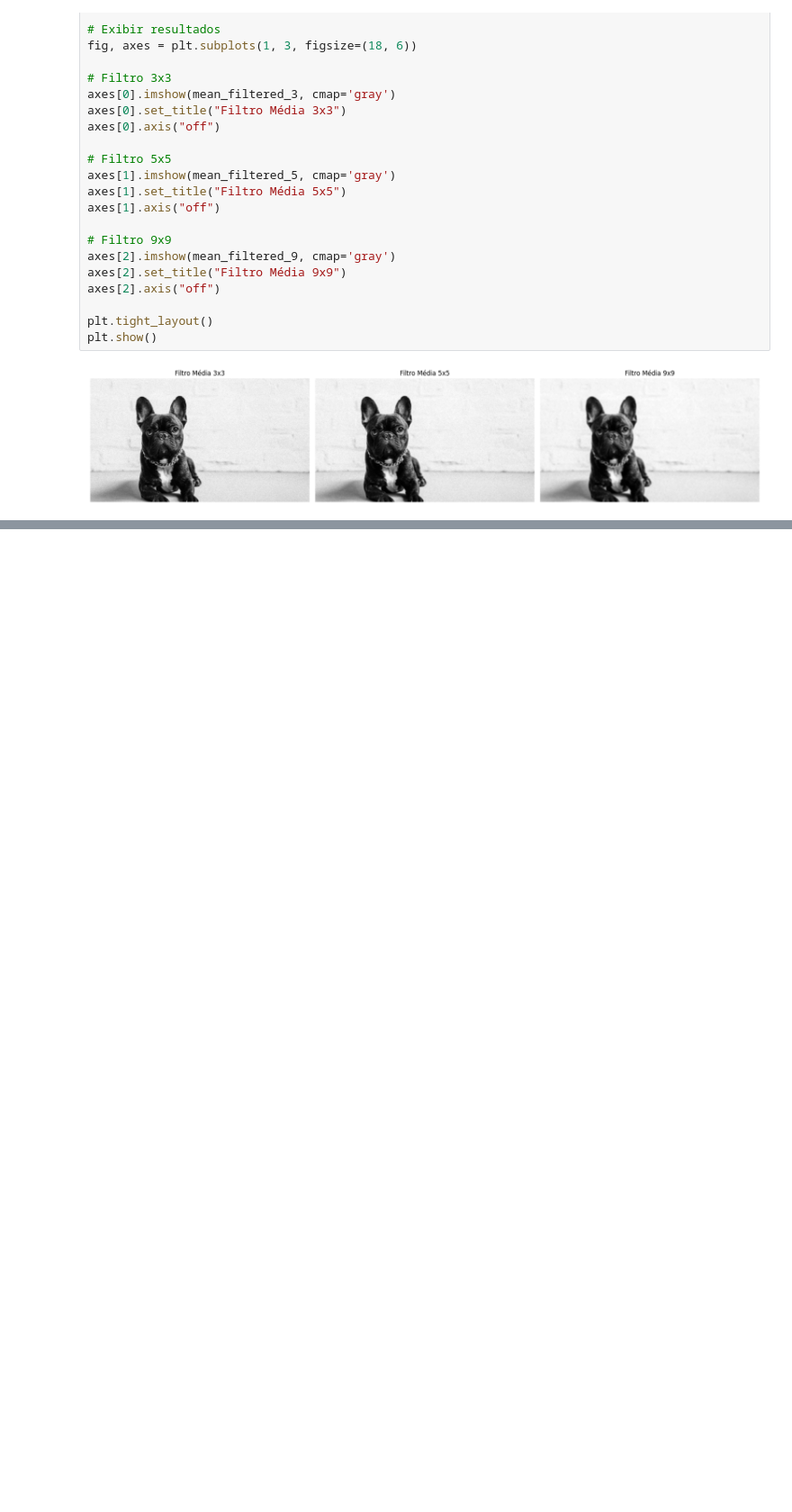
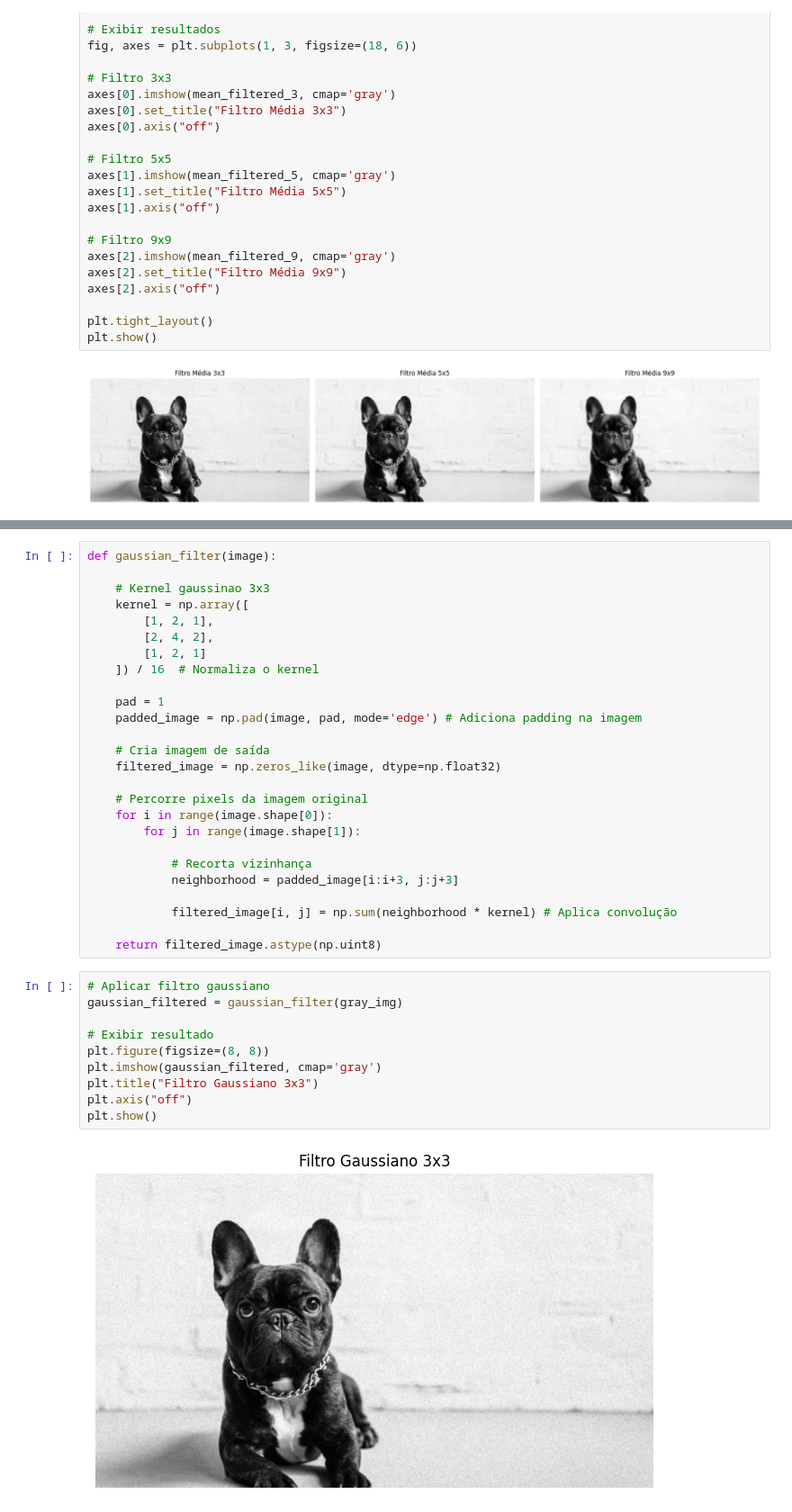
Before and after one commit to stefannevictoria/turtle-draw, a Jupyter notebook: edge-detection.ipynb, the cells around one changed output, grey strips where cells are left out. Shown at 90% size. Cells and saved outputs as stored; diff of their text form; blank space fills up the shorter version.

Commit message:
feat: adiciona comparacao de filtros e explicacao do sobel

```diff
--- a/edge-detection.ipynb
+++ b/edge-detection.ipynb
@@ -165,0 +174,38 @@ plt.show()
+# %%
+def gaussian_filter(image):
+
+    # Kernel gaussinao 3x3
+    kernel = np.array([
+        [1, 2, 1],
+        [2, 4, 2],
+        [1, 2, 1]
+    ]) / 16  # Normaliza o kernel
+
+    pad = 1
+    padded_image = np.pad(image, pad, mode='edge') # Adiciona padding na imagem
+
+    # Cria imagem de saída
+    filtered_image = np.zeros_like(image, dtype=np.float32)
+
+    # Percorre pixels da imagem original
+    for i in range(image.shape[0]):
+        for j in range(image.shape[1]):
+
+            # Recorta vizinhança
+            neighborhood = padded_image[i:i+3, j:j+3]
+
+            filtered_image[i, j] = np.sum(neighborhood * kernel) # Aplica convolução
+
+    return filtered_image.astype(np.uint8)
+# %%
+# Aplicar filtro gaussiano
+gaussian_filtered = gaussian_filter(gray_img)
+
+# Exibir resultado
+plt.figure(figsize=(8, 8))
+plt.imshow(gaussian_filtered, cmap='gray')
+plt.title("Filtro Gaussiano 3x3")
+plt.axis("off")
+plt.show()
+# %% [output]
+[figure, added]
```
Also changed, not shown: parts of 13 cells of this notebook.
